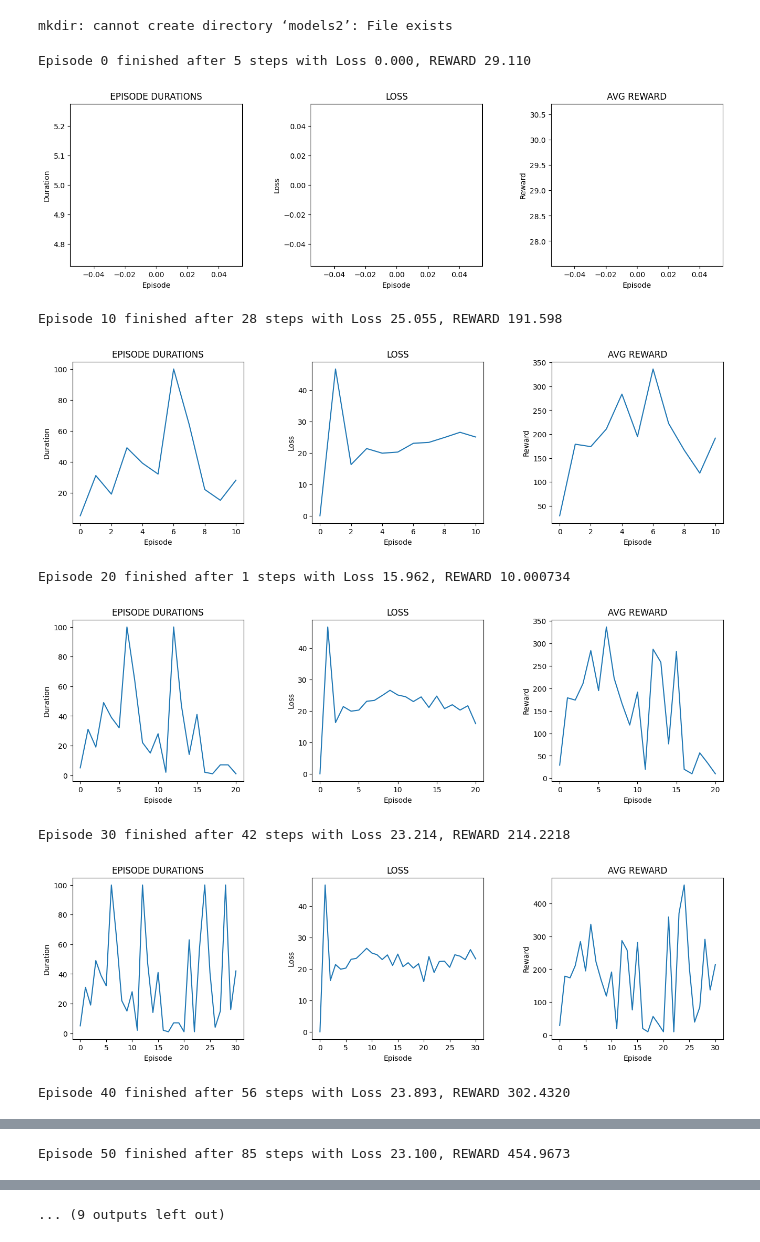
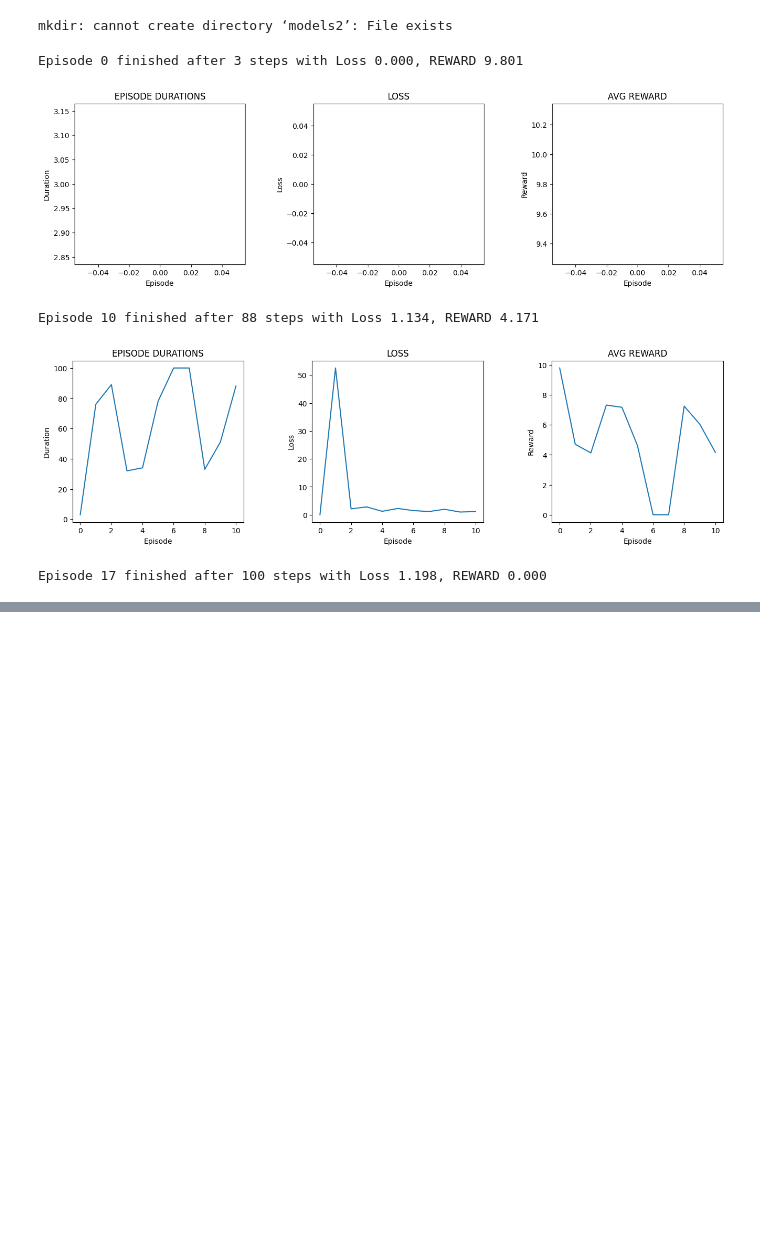
Before and after one commit to rishijohri/multi_agent, a Jupyter notebook: multi-agent-communication.ipynb, the cells around one changed output, grey strips where cells are left out. Drawn from its saved outputs; the diff is of its cells as text; code cells hidden in the pictures; blank space fills up the shorter version.

```diff
--- a/multi-agent-communication.ipynb
+++ b/multi-agent-communication.ipynb
@@ -138,10 +138,12 @@ class PredatorPreyEnv(gym.Env):
         # if any predator reaches prey, success. else, living reward
         rewards = [self.living_reward for i in range(self.predator_num)]
         for i in range(self.predator_num):
-            if self._predator_location[i] in self._prey_location:
-                rewards = [self.cooperate*self.success_reward for i in range(self.predator_num)]
-                rewards[i] = self.success_reward
-
+            for j in range(self.prey_num):
+                if np.all(self._predator_location[i]==self._prey_location[j]):
+                    rewards = [self.cooperate*self.success_reward for i in range(self.predator_num)]
+                    rewards[i] = self.success_reward
+#                     print("EATEN")
+                    return rewards
         return rewards
 
     def _get_prey_reward(self):
@@ -706,14 +708,14 @@ EPS_START = 0.9
 EPS_END = 0.05
 EPS_DECAY = 5000
 ACTOR_LR = 1e-4
-CRITIC_LR = 1e-2
+CRITIC_LR = 5e-2
 GAMMA = 0.99
 NUM_EPISODES = 5000
 NUM_PRED = 5
 NUM_PREY = 1
 BATCH_SIZE = 4
 VISION = 7
-SIZE = 10
+SIZE = 15
 LOAD = False
 HISTORY = 4
 COMMUNICATION_BIT = 10
@@ -728,8 +730,8 @@ env = PredatorPreyEnv(
     history_length=HISTORY,
     communication_bits=COMMUNICATION_BIT,
     success_reward=10,
-    living_reward=-1.5,
-    error_reward=-5,
+    living_reward=0,
+    error_reward=0,
     cooperate=1
 )
 state, _ = env.reset()
@@ -819,6 +821,7 @@ for i_episode in range(NUM_EPISODES):
         next_state, reward, done, info = env.step(predator_actions,
                                                   prey_actions,
                                                   pred_communication=pred_communication)
+#         print(reward['predator'])
         episode_reward += sum(reward["predator"])/len(reward["predator"])*GAMMA**i_step
         # Store the transition in memory
         total_state = []
@@ -870,39 +873,35 @@ for i_episode in range(NUM_EPISODES):
     LOSS = sum(losses)/(len(losses)+1)
     fin_losses.append(LOSS)
     fin_rewards.append(episode_reward)
     print(f"Episode {i_episode} finished after {i_step+1} steps with Loss {LOSS:.3f}, REWARD {episode_reward:.3f}", end='\r')
 
     # save model in models folder
     if (i_episode) % 10 == 0:
         for i in range(NUM_PRED):
             torch.save(predators[i].actor_model.state_dict(), f"./models2/actor_model_{i}.dict")
             torch.save(predators[i].critic_model.state_dict(), f"./models2/critic_model{i}.dict")
             torch.save(predators[i].actor_optimizer.state_dict(), f"./models2/actor_optimizer_{i}.dict")
             torch.save(predators[i].critic_optimizer.state_dict(), f"./models2/critic_optimizer_{i}.dict")
         fig, ax = plt.subplots(nrows=1, ncols=3, figsize=(16, 4))
         ax[0].plot(episode_durations)
         ax[0].set_xlabel('Episode')
         ax[0].set_ylabel('Duration')
         ax[0].set_title('EPISODE DURATIONS')
         ax[1].plot(fin_losses)
         ax[1].set_xlabel('Episode')
         ax[1].set_ylabel('Loss')
         ax[1].set_title('LOSS')
         ax[2].plot(fin_rewards)
         ax[2].set_xlabel('Episode')
         ax[2].set_ylabel('Reward')
         ax[2].set_title('AVG REWARD')
         fig.subplots_adjust(wspace=0.4)
         plt.savefig('figure.png', dpi=400)
         plt.show()
 # a = input("press any key to continue")
 # %% [output]
-Episode 0 finished after 5 steps with Loss 0.000, REWARD 29.110
+Episode 0 finished after 3 steps with Loss 0.000, REWARD 9.801
-[figure, old version]
+[figure, new version]
-Episode 10 finished after 28 steps with Loss 25.055, REWARD 191.598
+Episode 10 finished after 88 steps with Loss 1.134, REWARD 4.171
-[figure, old version]
+[figure, new version]
-Episode 20 finished after 1 steps with Loss 15.962, REWARD 10.000734
+Episode 17 finished after 100 steps with Loss 1.198, REWARD 0.000
-[figure, removed]
-Episode 30 finished after 42 steps with Loss 23.214, REWARD 214.2218
-[figure, removed]
-Episode 40 finished after 56 steps with Loss 23.893, REWARD 302.4320
@@ -910 +907,0 @@ Episode 40 finished after 56 steps with Loss 23.893, REWARD 302.4320
-Episode 50 finished after 85 steps with Loss 23.100, REWARD 454.9673
@@ -912 +907,0 @@ Episode 50 finished after 85 steps with Loss 23.100, REWARD 454.9673
-... (9 outputs left out)
```
Also changed, not shown: parts of 1 cell of this notebook.
